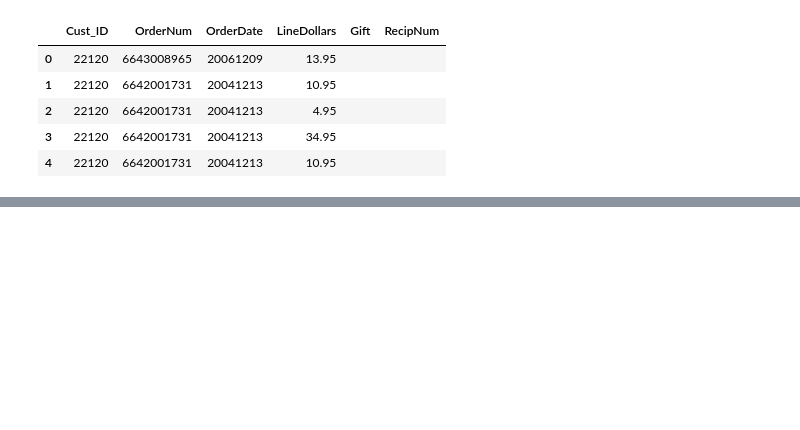
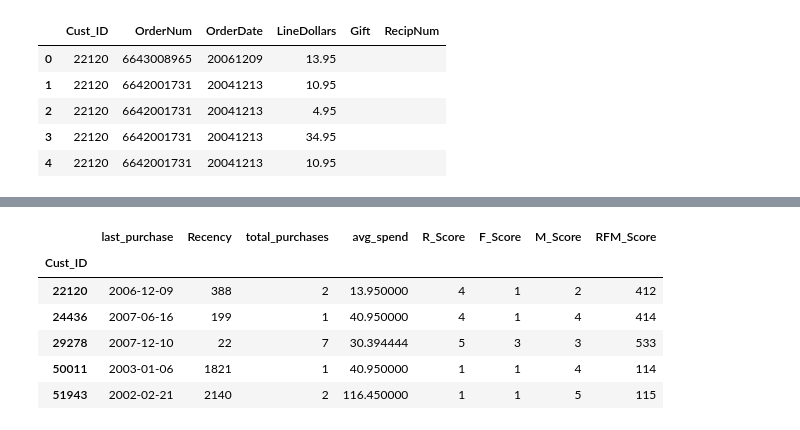
Before and after one commit to YassineOudghiri/dma-group-assignment-1, a Jupyter notebook: code.ipynb, the cells around one changed output, grey strips where cells are left out. Cells and saved outputs as stored; diff of their text form; code cells hidden in the pictures; blank space fills up the shorter version.

```diff
--- a/code.ipynb
+++ b/code.ipynb
@@ -464,0 +523,23 @@ line_items = line_items.groupby(['Cust_ID', 'OrderDate']).agg({'LineDollars': 's
+# %%
+# Determine the number of quintiles
+quintiles = 5
+
+# Apply quintile segmentation
+rfm['R_Score'] = pd.qcut(rfm['Recency'], quintiles, labels=range(5, 0, -1)) # Assign a score from 5 to 1 based on recency
+frequency_bins = [0, 2, 5, 10, 20, np.inf] #np.inf is used to include all values greater than 10
+rfm['F_Score'] = pd.cut(rfm['total_purchases'], bins=frequency_bins, labels=['1', '2', '3', '4', '5'])
+rfm['M_Score'] = pd.qcut(rfm['avg_spend'], quintiles, labels=range(1, 6))
+
+# Combine the scores into a single RFM_Score
+rfm['RFM_Score'] = rfm['R_Score'].astype(str) + rfm['F_Score'].astype(str) + rfm['M_Score'].astype(str)
+
+# Verify the DataFrame structure and data
+rfm.head()
+# %% [output]
+|  | last_purchase | Recency | total_purchases | avg_spend | R_Score | F_Score | M_Score | RFM_Score |
+| Cust_ID |  |  |  |  |  |  |  |  |
+| 22120 | 2006-12-09 | 388 | 2 | 13.950000 | 4 | 1 | 2 | 412 |
+| 24436 | 2007-06-16 | 199 | 1 | 40.950000 | 4 | 1 | 4 | 414 |
+| 29278 | 2007-12-10 | 22 | 7 | 30.394444 | 5 | 3 | 3 | 533 |
+| 50011 | 2003-01-06 | 1821 | 1 | 40.950000 | 1 | 1 | 4 | 114 |
+| 51943 | 2002-02-21 | 2140 | 2 | 116.450000 | 1 | 1 | 5 | 115 |
```
Also changed, not shown: parts of 11 cells of this notebook.
